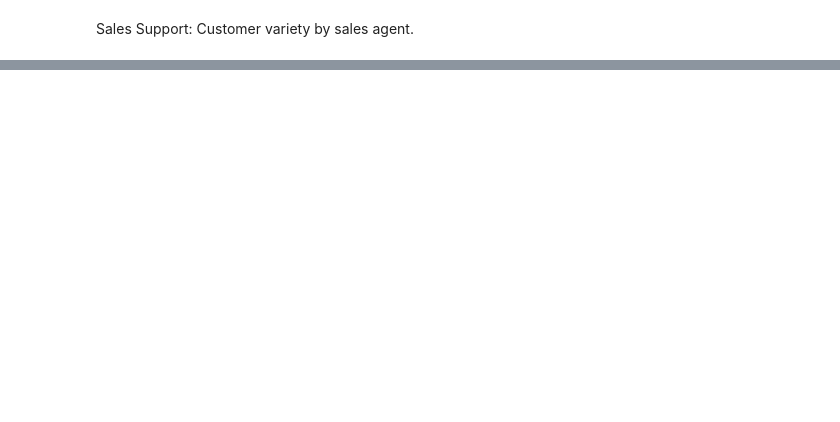
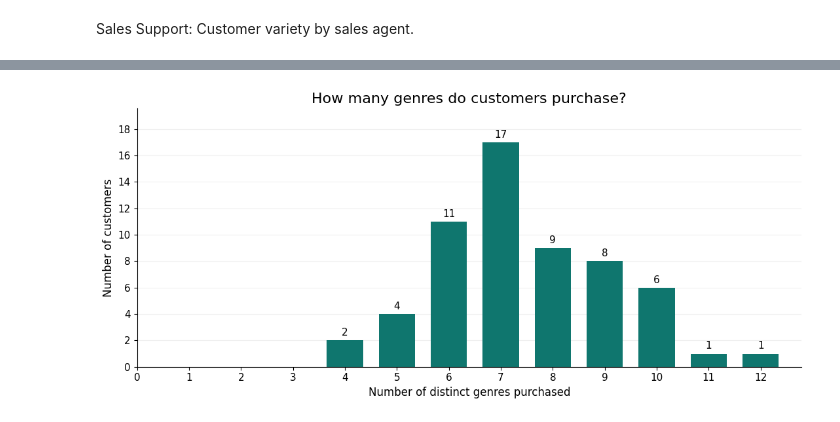
Before and after one commit to cnmi-ds-22/efitznm___Data-Science-Portfolio-C22, a Jupyter notebook: Modules/Module_3_SQL/Projects/Instructions/Project.3-SQL/SQL_1_Chinook_Phase_4.ipynb, the cells around one changed output, grey strips where cells are left out. Saved outputs shown, nothing was run; the diff lists cells and outputs as text; code cells hidden in the pictures; blank space fills up the shorter version.

```diff
--- a/Modules/Module_3_SQL/Projects/Instructions/Project.3-SQL/SQL_1_Chinook_Phase_4.ipynb
+++ b/Modules/Module_3_SQL/Projects/Instructions/Project.3-SQL/SQL_1_Chinook_Phase_4.ipynb
@@ -480,0 +667,55 @@ Sales Support: Customer variety by sales agent.
+# %%
+query = """
+WITH customer_genres AS (
+    SELECT
+        c.CustomerId,
+        COUNT(DISTINCT t.GenreId) AS DistinctGenres
+    FROM customers AS c
+    LEFT JOIN invoices AS i
+        ON i.CustomerId = c.CustomerId
+    LEFT JOIN invoice_items AS ii
+        ON ii.InvoiceId = i.InvoiceId
+    LEFT JOIN tracks AS t
+        ON t.TrackId = ii.TrackId
+    GROUP BY c.CustomerId
+)
+SELECT
+    DistinctGenres,
+    COUNT(*) AS CustomerCount
+FROM customer_genres
+GROUP BY DistinctGenres
+ORDER BY DistinctGenres;
+"""
+
+genre_variety = pd.read_sql_query(query, conn)
+
+fig, ax = plt.subplots(figsize=(11, 5))
+
+bars = ax.bar(
+    genre_variety["DistinctGenres"],
+    genre_variety["CustomerCount"],
+    color="#0F766E",
+    width=0.7
+)
+
+ax.bar_label(bars, padding=3, fmt="%.0f")
+
+ax.set(
+    title="How many genres do customers purchase?",
+    xlabel="Number of distinct genres purchased",
+    ylabel="Number of customers",
+    xticks=range(
+        0,
+        int(genre_variety["DistinctGenres"].max()) + 1
+    )
+)
+
+ax.yaxis.set_major_locator(plt.MaxNLocator(integer=True))
+ax.grid(axis="y", alpha=0.2)
+ax.set_axisbelow(True)
+ax.margins(y=0.15)
+
+plt.tight_layout()
+plt.show()
+# %% [output]
+[figure, added]
```
Also changed, not shown: parts of 9 cells of this notebook.
